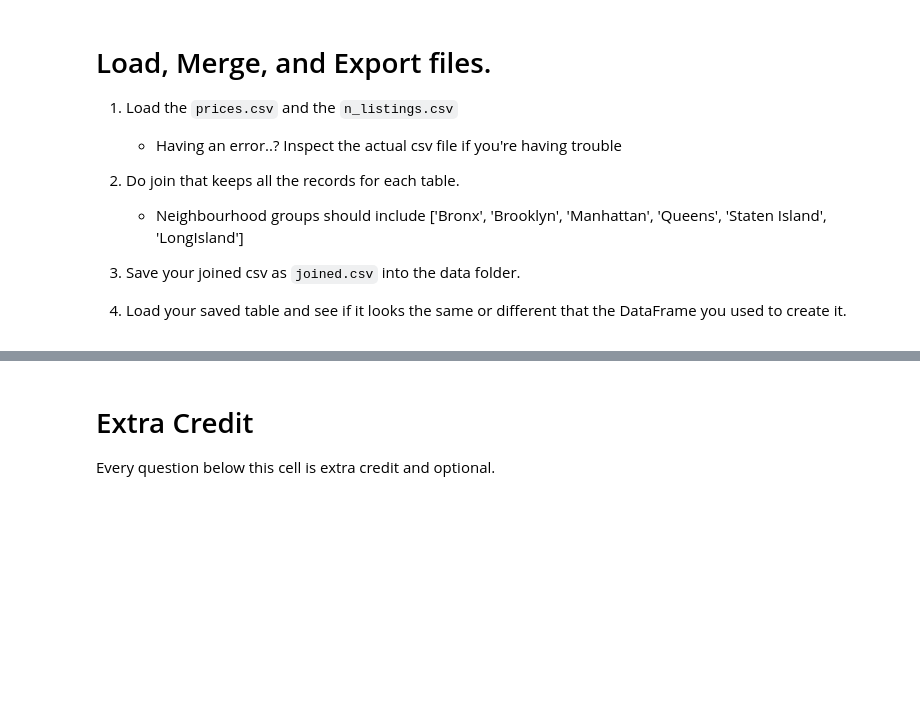
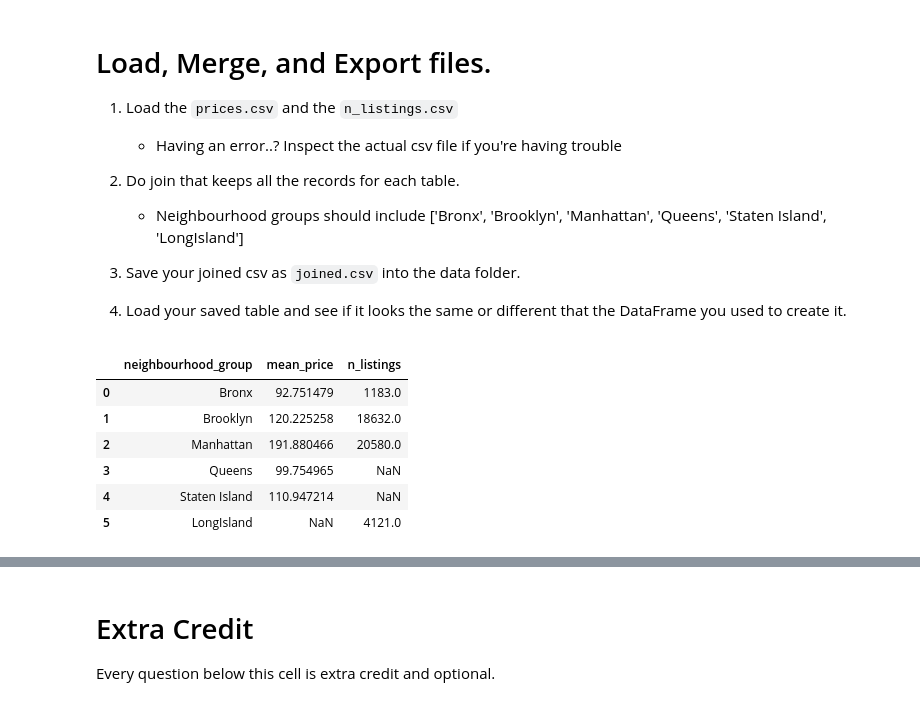
Before and after one commit to JagmeetMinhas/my-fork-2024-DS-Tue, a Jupyter notebook: Week-01-Pandas/Exercise-JM.ipynb, the cells around one changed output, grey strips where cells are left out. Cells and saved outputs as stored; diff of their text form; code cells hidden in the pictures; blank space fills up the shorter version.

```diff
--- a/Week-01-Pandas/Exercise-JM.ipynb
+++ b/Week-01-Pandas/Exercise-JM.ipynb
@@ -132,4 +274,6 @@ Name: count, dtype: int64
 # %%
 # 1. Load the `prices.csv` and the `n_listings.csv`
 pricesDF = pd.read_csv('data/prices.csv')
-listingsDF = pd.read_csv('data/n_listings.csv')
+
+#Clarify the separator to improve parsing
+listingsDF = pd.read_csv('data/n_listings.csv', sep = ';')
@@ -138,2 +280,18 @@ listingsDF = pd.read_csv('data/n_listings.csv')
+# %%
+# 2. Do join that keeps all the records for each table.
+
+#Join the dataframes on the common column of neighbourhood_group, using an outer join to keep all records
+joinedDF = pd.merge(pricesDF, listingsDF, on='neighbourhood_group', how='outer')
+
+#Checking the dataframe
+joinedDF
+# %% [output]
+|  | neighbourhood_group | mean_price | n_listings |
+| 0 | Bronx | 92.751479 | 1183.0 |
+| 1 | Brooklyn | 120.225258 | 18632.0 |
+| 2 | Manhattan | 191.880466 | 20580.0 |
+| 3 | Queens | 99.754965 | NaN |
+| 4 | Staten Island | 110.947214 | NaN |
+| 5 | LongIsland | NaN | 4121.0 |
 # %%
 # 3. Save your joined csv as `joined.csv` into the data folder.
```
Also changed, not shown: parts of 17 cells of this notebook, 1 other file.
